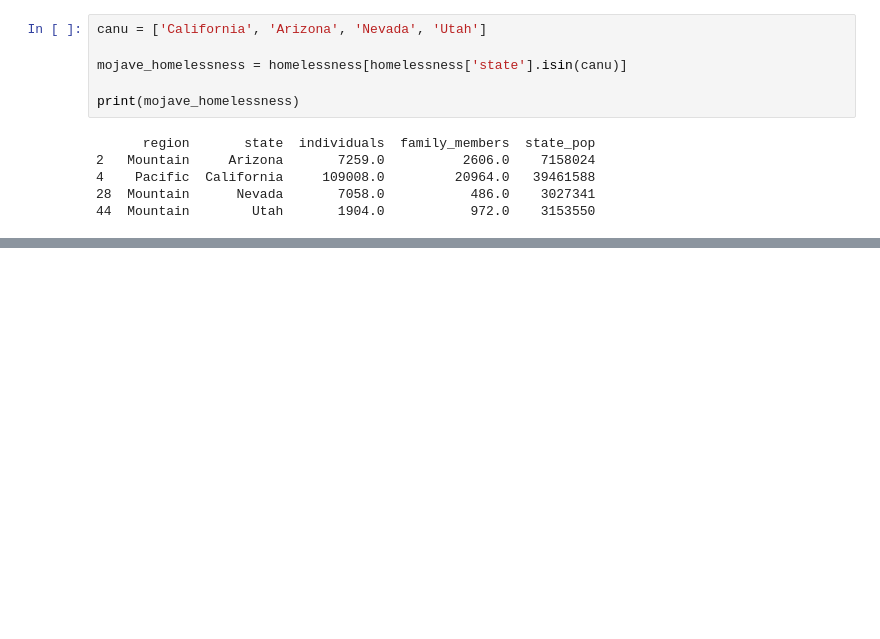
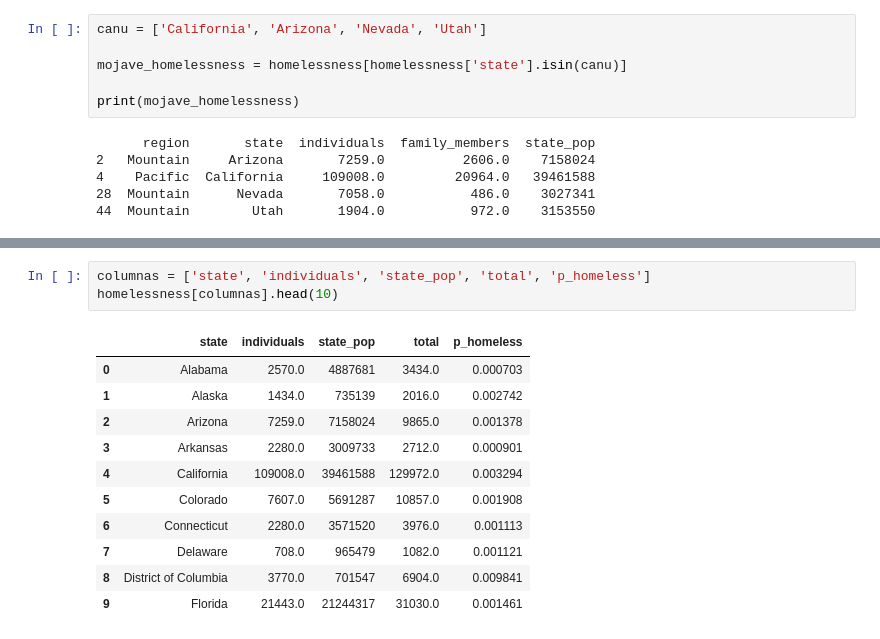
Before and after one commit to gallardohjl2/AnaliticadeDatosNegociosDigitales, a Jupyter notebook: 03-Tratamiento_y_exploración_de_los datos/02-Manipulacion_Datos_Pandas/05-transformacion-de-dataframes.ipynb, the cells around one changed output, grey strips where cells are left out. Saved outputs shown, nothing was run; the diff lists cells and outputs as text; blank space fills up the shorter version.

```diff
--- a/03-Tratamiento_y_exploración_de_los datos/02-Manipulacion_Datos_Pandas/05-transformacion-de-dataframes.ipynb
+++ b/03-Tratamiento_y_exploración_de_los datos/02-Manipulacion_Datos_Pandas/05-transformacion-de-dataframes.ipynb
@@ -223,0 +272,15 @@ print(mojave_homelessness)
+# %%
+columnas = ['state', 'individuals', 'state_pop', 'total', 'p_homeless']
+homelessness[columnas].head(10)
+# %% [output]
+|  | state | individuals | state_pop | total | p_homeless |
+| 0 | Alabama | 2570.0 | 4887681 | 3434.0 | 0.000703 |
+| 1 | Alaska | 1434.0 | 735139 | 2016.0 | 0.002742 |
+| 2 | Arizona | 7259.0 | 7158024 | 9865.0 | 0.001378 |
+| 3 | Arkansas | 2280.0 | 3009733 | 2712.0 | 0.000901 |
+| 4 | California | 109008.0 | 39461588 | 129972.0 | 0.003294 |
+| 5 | Colorado | 7607.0 | 5691287 | 10857.0 | 0.001908 |
+| 6 | Connecticut | 2280.0 | 3571520 | 3976.0 | 0.001113 |
+| 7 | Delaware | 708.0 | 965479 | 1082.0 | 0.001121 |
+| 8 | District of Columbia | 3770.0 | 701547 | 6904.0 | 0.009841 |
+| 9 | Florida | 21443.0 | 21244317 | 31030.0 | 0.001461 |
```
Also changed, not shown: parts of 6 cells of this notebook.
